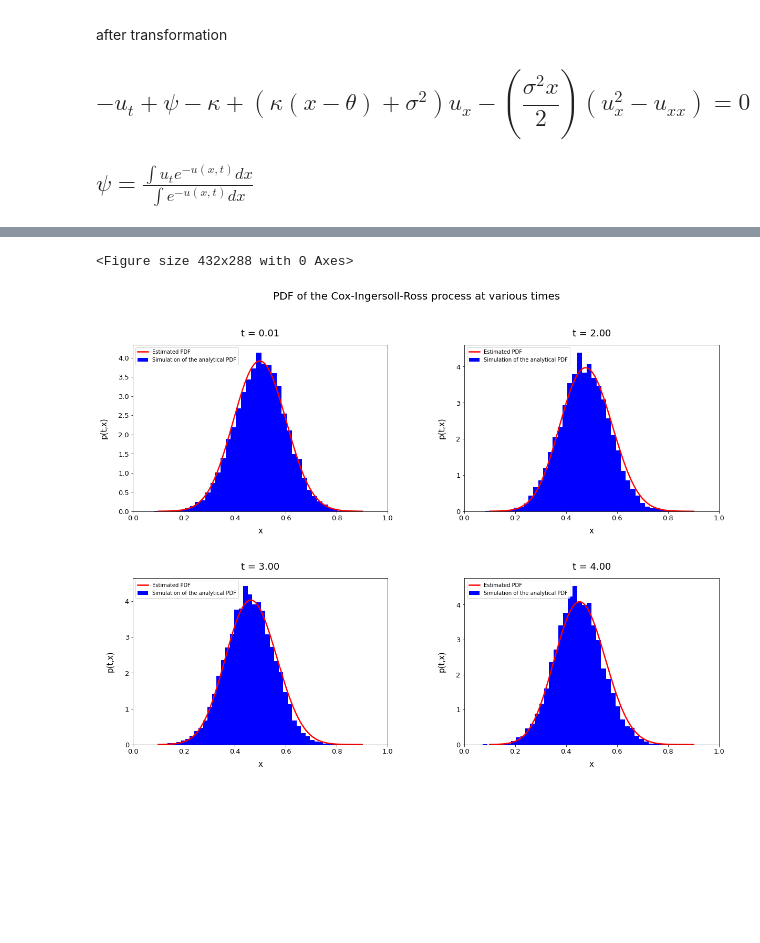
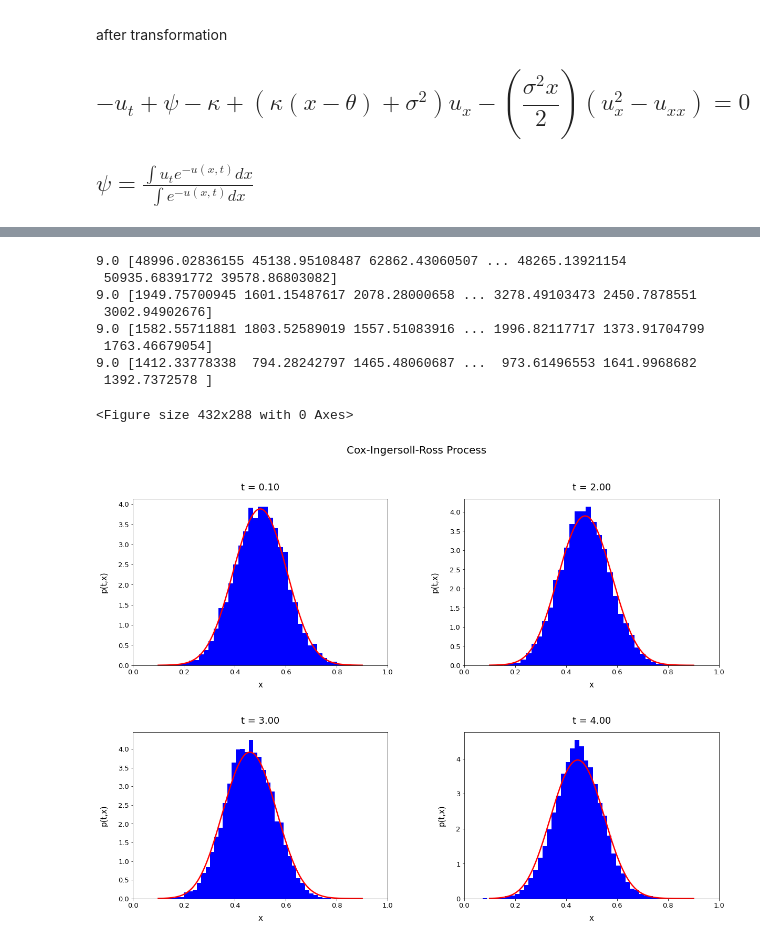
Before and after one commit to Aravindan98/Le-Mans-University-Thesis, a Jupyter notebook: DGM/DGM_CIR.ipynb, the cells around one changed output, grey strips where cells are left out. Cells and saved outputs as stored; diff of their text form; code cells hidden in the pictures; blank space fills up the shorter version.

```diff
--- a/DGM/DGM_CIR.ipynb
+++ b/DGM/DGM_CIR.ipynb
@@ -481,43 +482,51 @@ plt.figure()
 plt.figure(figsize = (20,14))
 
 # time values at which to examine density
-densityTimes = [0+1e-2, 2, 3, 4]
+densityTimes = [0.1, 2, 3, 4]
 
 # vector of x values for plotting
 x_plot = np.linspace(Xlow*x_multiplier, Xhigh*x_multiplier, 1000)
 
 for i, curr_t in enumerate(densityTimes):
 
     # specify subplot
     plt.subplot(2,2,i+1)
 
     # simulate process at current t
     sim_x = simulateCIR_GaussianStart(alpha, beta, theta, kappa, sigma, 10000, curr_t)
 
     # compute normalized density at all x values to plot and current t value
     t_plot = curr_t * np.ones_like(x_plot.reshape(-1,1))
     unnorm_dens = sess.run([p_unnorm], feed_dict= {t_tnsr:t_plot, x_interior_tnsr:x_plot.reshape(-1,1)})
     density = unnorm_dens[0] / sp.integrate.simps(unnorm_dens[0].reshape(x_plot.shape), x_plot)
 
     # plot histogram of simulated process values and overlay estimated density
-    plt.hist(sim_x, bins=40, density=True, color = 'b',label="Simulation of the analytical PDF")
-    plt.plot(x_plot, density, 'r', linewidth=2.5, label="Estimated PDF")
+    plt.hist(sim_x, bins=40, density=True, color = 'b')
+    plt.plot(x_plot, density, 'r', linewidth=2.5)
 
     # subplot options
     #plt.ylim(ymin=0.0, ymax=0.45)
     plt.xlim(xmin=0,xmax=1)
     plt.xlabel(r"x", fontsize=15, labelpad=10)
     plt.ylabel(r"p(t,x)", fontsize=15, labelpad=20)
     plt.title(r"t = %.2f"%(curr_t), fontsize=18, y=1.03)
     plt.xticks(fontsize=13)
     plt.yticks(fontsize=13)
-    plt.legend(loc="upper left")
+    #plt.legend(loc="upper left")
 # adjust space between subplots
 plt.subplots_adjust(wspace=0.3, hspace=0.4)
-plt.suptitle("PDF of the Cox-Ingersoll-Ross process at various times", fontsize=20)
+plt.suptitle("Cox-Ingersoll-Ross Process", fontsize=20)
 
 if saveFigure:
     plt.savefig(figureName)
 # %% [output]
-<Figure size 432x288 with 0 Axes>
+9.0 [48996.02836155 45138.95108487 62862.43060507 ... 48265.13921154
+ 50935.68391772 39578.86803082]
+9.0 [1949.75700945 1601.15487617 2078.28000658 ... 3278.49103473 2450.7878551
+ 3002.94902676]
+9.0 [1582.55711881 1803.52589019 1557.51083916 ... 1996.82117717 1373.91704799
+ 1763.46679054]
+9.0 [1412.33778338  794.28242797 1465.48060687 ...  973.61496553 1641.9968682
+ 1392.7372578 ]
+<Figure size 432x288 with 0 Axes>
-[figure, old version]
+[figure, new version]
```
Also changed, not shown: parts of 3 cells of this notebook.
